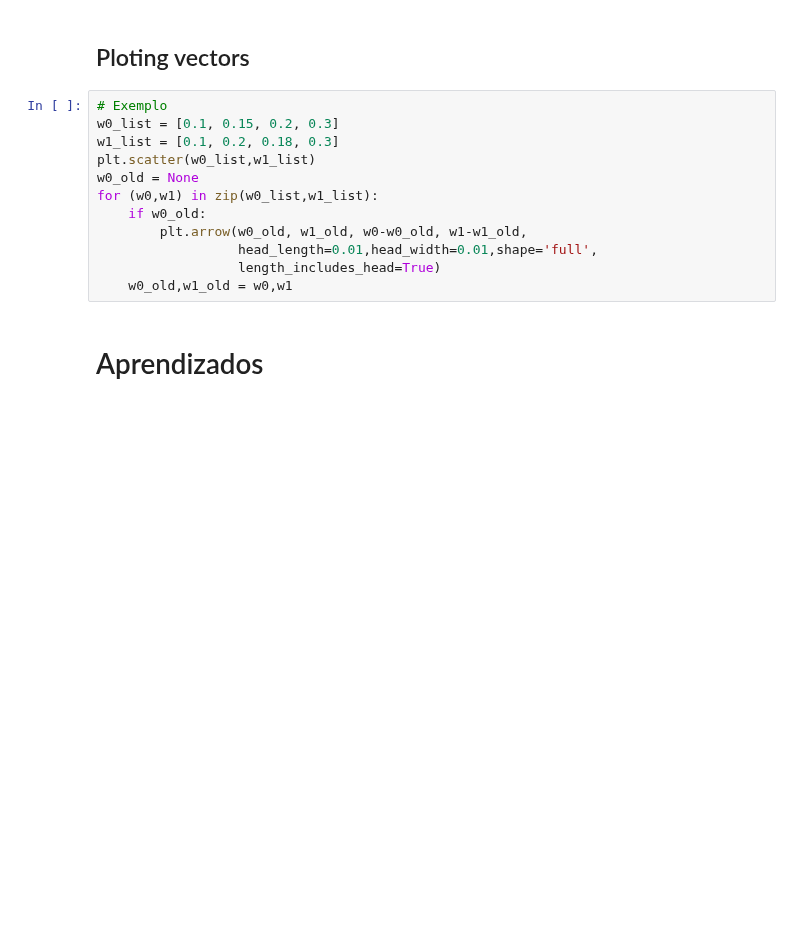
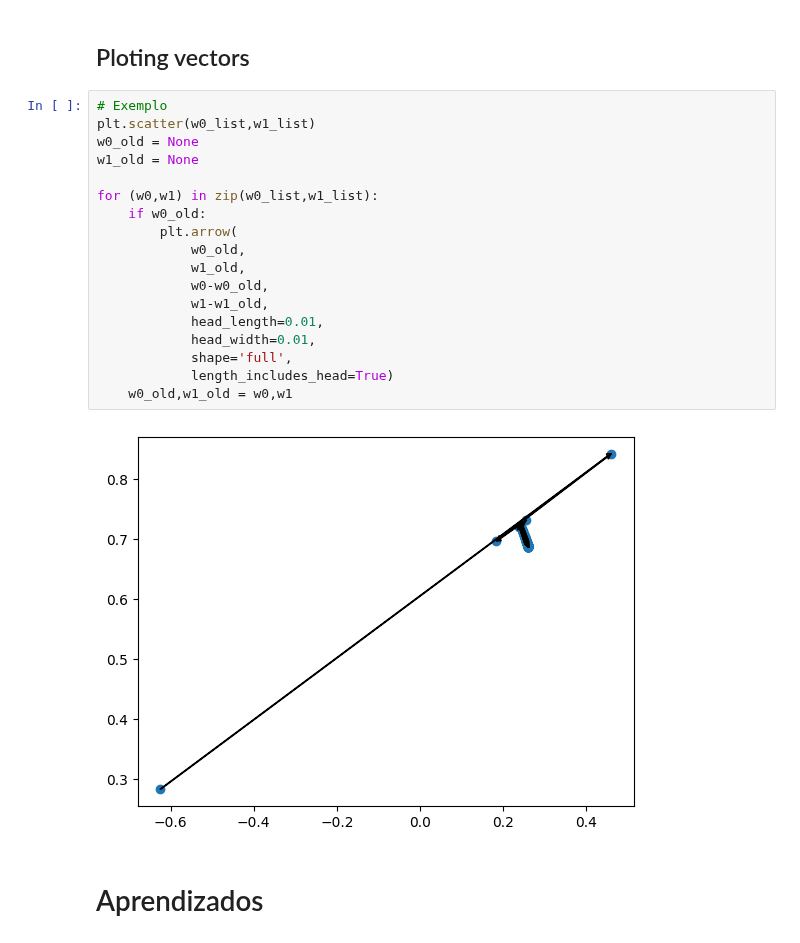
Before and after one commit to mgrb/RNA-e-Deep-Learning---CESAR-School-2024.01, a Jupyter notebook: Atividades/2 - Linear Regretion/2.5-LinearRegressionIrisPyTorch.ipynb, the cells around one changed output. Cells and saved outputs as stored; diff of their text form; blank space fills up the shorter version.

```diff
--- a/Atividades/2 - Linear Regretion/2.5-LinearRegressionIrisPyTorch.ipynb
+++ b/Atividades/2 - Linear Regretion/2.5-LinearRegressionIrisPyTorch.ipynb
@@ -243,15 +294,23 @@ tensor([[0.2613, 0.6865]])
 ## Ploting vectors
 # %%
 # Exemplo
-w0_list = [0.1, 0.15, 0.2, 0.3]
-w1_list = [0.1, 0.2, 0.18, 0.3]
 plt.scatter(w0_list,w1_list)
 w0_old = None
+w1_old = None
+
 for (w0,w1) in zip(w0_list,w1_list):
     if w0_old:
-        plt.arrow(w0_old, w1_old, w0-w0_old, w1-w1_old,
-                  head_length=0.01,head_width=0.01,shape='full',
-                  length_includes_head=True)
+        plt.arrow(
+            w0_old,
+            w1_old,
+            w0-w0_old,
+            w1-w1_old,
+            head_length=0.01,
+            head_width=0.01,
+            shape='full',
+            length_includes_head=True)
     w0_old,w1_old = w0,w1
+# %% [output]
+[figure, added]
 # %% [markdown]
 # Aprendizados
```
Also changed, not shown: parts of 4 cells of this notebook.
